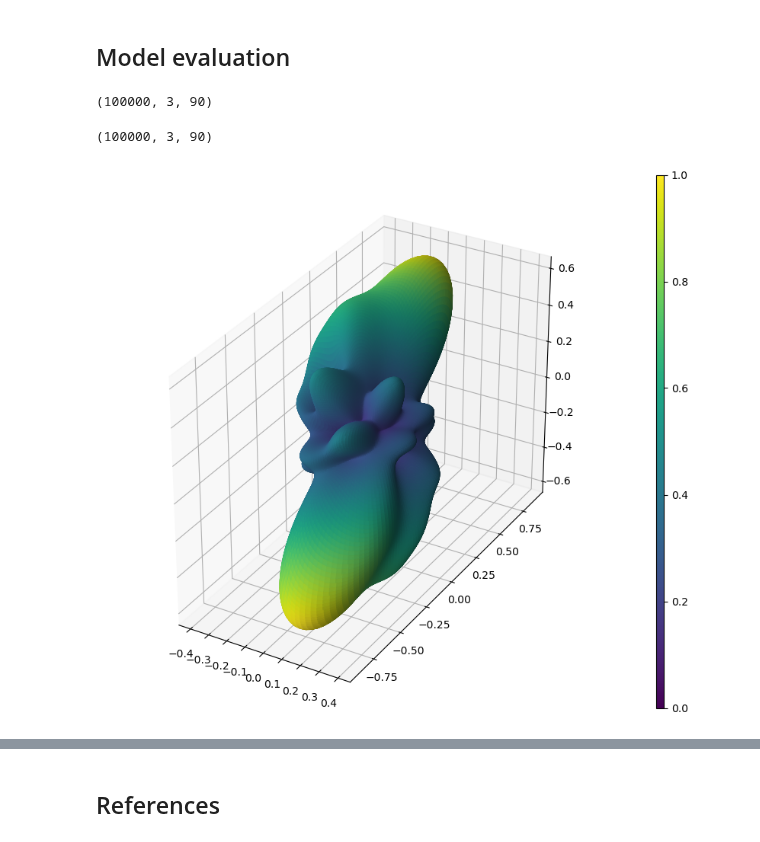
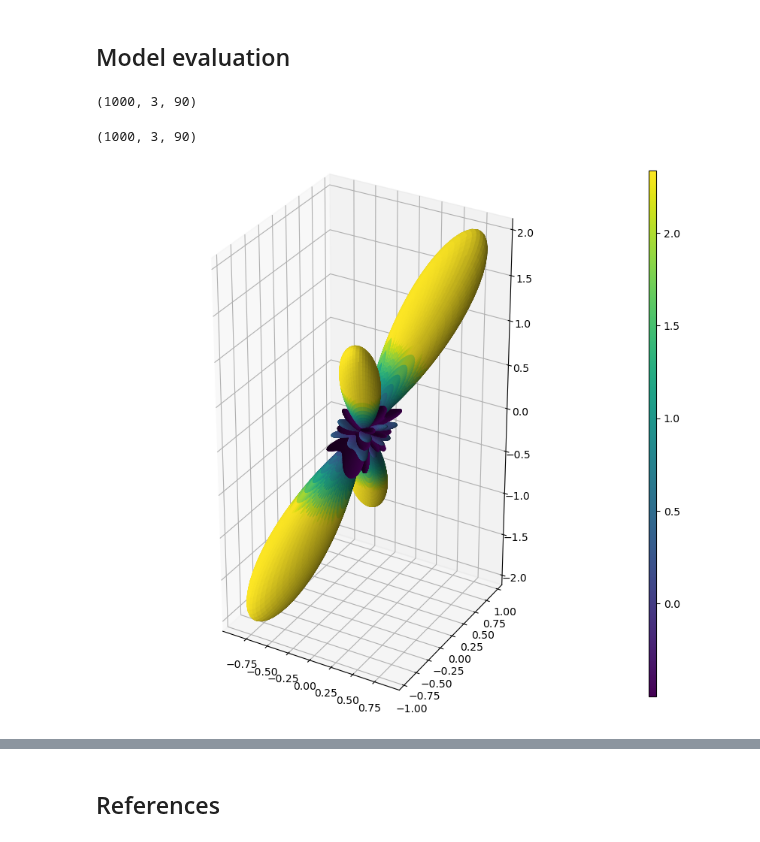
Before and after one commit to AlesRessler/AlesMScProject, a Jupyter notebook: 09 Spherical deconvolution.ipynb, the cells around one changed output, grey strips where cells are left out. Drawn from its saved outputs; the diff is of its cells as text; code cells hidden in the pictures.

```diff
--- a/09 Spherical deconvolution.ipynb
+++ b/09 Spherical deconvolution.ipynb
@@ -149,44 +151,52 @@ plt.hist(fcolors.flatten())
 # %% [markdown]
 ## Model evaluation
 # %%
-qhat = np.load('./data/dt_simulated_1_populations/gradient_orientations.npy')
-measurements = np.load('./data/dt_simulated_1_populations/diffusion_weighted_signals.npy')
-fODFs = np.load('./data/dt_simulated_1_populations/fODF_sh_coefficients.npy')
+qhat = np.load('./data/dt_simulated_2_populations/gradient_orientations.npy')
+measurements = np.load('./data/dt_simulated_2_populations/diffusion_weighted_signals.npy')
+fODFs = np.load('./data/dt_simulated_2_populations/fODF_sh_coefficients.npy')
 
 qhat.shape
 # %% [output]
-(100000, 3, 90)
+(1000, 3, 90)
 # %%
 qhat.shape
 # %% [output]
-(100000, 3, 90)
+(1000, 3, 90)
 # %%
-fibre_response_function_partial = partial(diffusion_tensor_response_function, b_value=1000, diffusion_tensor_eigenvalues=(0.03, 0.002, 0.002))
+fibre_response_function_partial = partial(diffusion_tensor_response_function,
+                                          b_value=1000,
+                                          diffusion_tensor_eigenvalues=(0.003, 0.0002, 0.0002),
+                                          b_0_signal=3000)
 # %%
-fODF_coefficients = spherical_deconvolution_fit(fibre_response_function=fibre_response_function_partial, measurements=measurements[0], qhat=qhat[0], b_value=1000, max_degree=8, number_of_samples_of_fibre_response_function=200)
+fODF_coefficients = spherical_deconvolution_fit(fibre_response_function=fibre_response_function_partial,
+                                                measurements=measurements[1],
+                                                qhat=qhat[1],
+                                                b_value=1000,
+                                                max_degree=8,
+                                                number_of_samples_of_fibre_response_function=200)
 # %%
-x, y, z, fcolors = get_spherical_function_values_from_spherical_expansion(fODF_coefficients,max_degree=8,resolution=200,min_value=None,max_value=None)
+x, y, z, fcolors = get_spherical_function_values_from_spherical_expansion(fODF_coefficients,max_degree=8,resolution=200,min_value=None,max_value=None, normalize=False)
 
 x = x * fcolors
 y = y * fcolors
 z = z * fcolors
 
 fig = plt.figure(figsize=(10,10))
 
 cmap = plt.cm.viridis
 normalization = Normalize(vmin=np.min(fcolors), vmax=np.max(fcolors))
 sm = plt.cm.ScalarMappable(cmap=cmap, norm=normalization)
 
 ax = fig.add_subplot(111, projection='3d')
 ax.plot_surface(x, y, z,  rstride=1, cstride=1, facecolors=plt.cm.viridis(fcolors), shade=True)
 #ax.set_axis_off()
 plt.gca().set_aspect('equal')
 
 fig.subplots_adjust(right=0.8)
 cbar_ax = fig.add_axes([0.85, 0.15, 0.01, 0.7])
 cbar = fig.colorbar(sm, ax=[ax], cax=cbar_ax)
 
 plt.show()
 # %% [output]
-[figure, old version]
+[figure, new version]
 # %%
```
Also changed, not shown: parts of 8 cells of this notebook, 3 other files.
